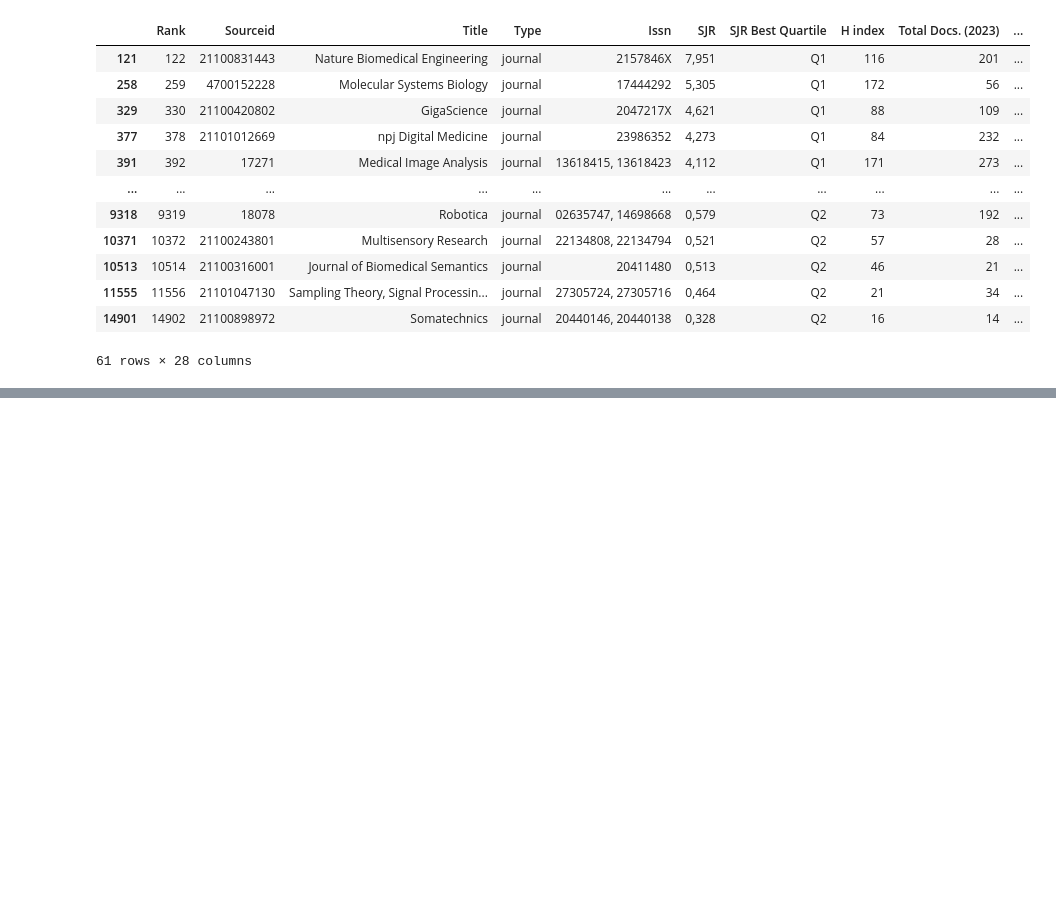
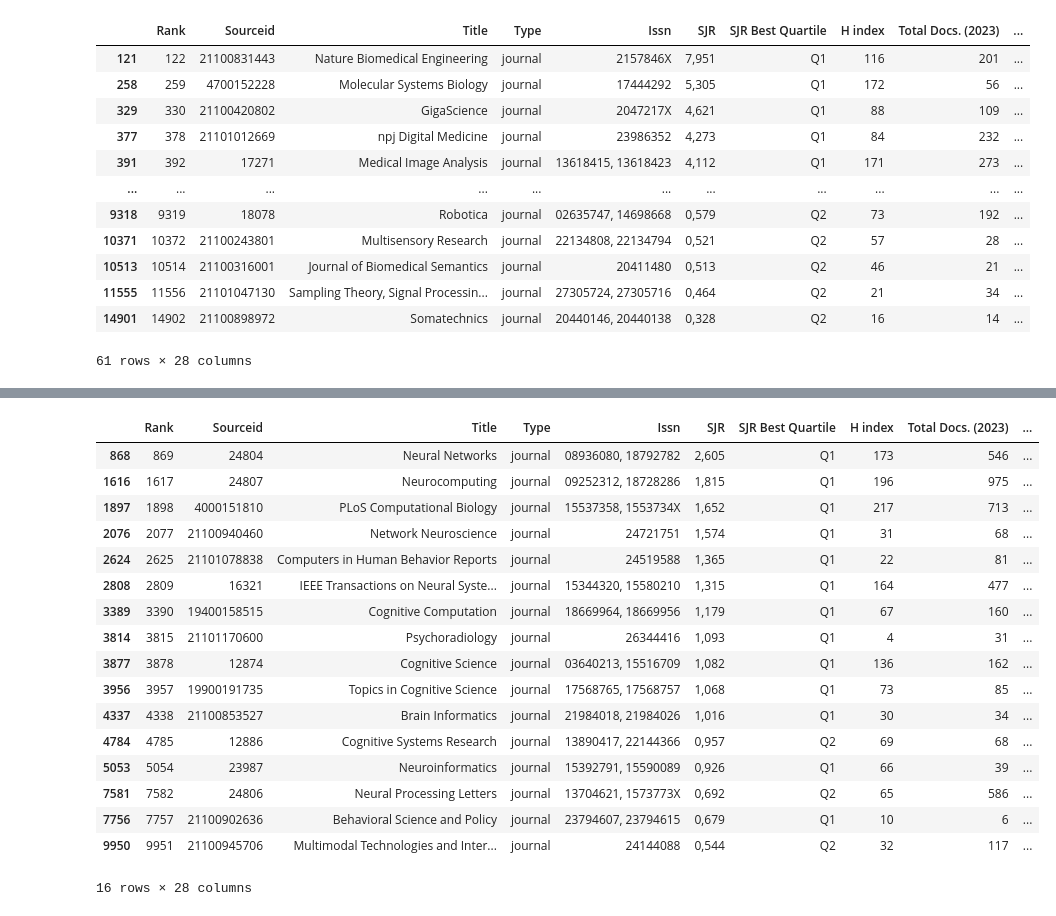
Before and after one commit to CGVGroup/pyton-quick-tools, a Jupyter notebook: bibliometrics/bibliometric_database_searching.ipynb, the cells around one changed output, grey strips where cells are left out. Saved outputs shown, nothing was run; the diff lists cells and outputs as text; code cells hidden in the pictures; blank space fills up the shorter version.

```diff
--- a/bibliometrics/bibliometric_database_searching.ipynb
+++ b/bibliometrics/bibliometric_database_searching.ipynb
@@ -87,10 +87,10 @@ def extract_best_quartile(row):
     categories = [category.strip() for category in row['Categories'].split(';')]
 
     # Initialize the output dictionary for the new columns
-    row_data = {'Computer Science': None, 'Psychology': None, 'Medicine': None}
+    row_data = {'Computer Science': None, 'Psychology': None, 'Medicine': None, 'Neuroscience' : None}
 
     # Temporary storage for the best quartiles found
-    best_quartiles = {'Computer Science': None, 'Psychology': None, 'Medicine': None}
+    best_quartiles = {'Computer Science': None, 'Psychology': None, 'Medicine': None, 'Neuroscience' : None}
 
     # Loop through each area and its corresponding categories
     for area, category_group in zip(areas, categories):
@@ -116,12 +116,14 @@ def extract_best_quartile(row):
             row_data['Psychology'] = best_quartile
         elif area == 'Medicine':
             row_data['Medicine'] = best_quartile
+        elif area == 'Neuroscience':
+            row_data['Neuroscience'] = best_quartile
 
     # Return the extracted best quartiles as a Series
     return pd.Series(row_data)
 
 # Apply the function to each row and create the new columns for the best quartiles
-scimago_db_df[['Computer Science', 'Psychology', 'Medicine']] = scimago_db_df.apply(extract_best_quartile, axis=1)
+scimago_db_df[['Computer Science', 'Psychology', 'Medicine', 'Neuroscience']] = scimago_db_df.apply(extract_best_quartile, axis=1)
 # %%
 # Filter the DataFrame where both "Computer Science" and "Psychology" have Q1 or Q2
 filtered_df = scimago_db_df[(scimago_db_df['Computer Science'].isin(['Q1', 'Q2'])) & (scimago_db_df['Psychology'].isin(['Q1', 'Q2']))]
@@ -181,0 +189,22 @@ filtered_df
+# %%
+filtered_df = scimago_db_df[(scimago_db_df['Computer Science'].isin(['Q1', 'Q2'])) & (scimago_db_df['Neuroscience'].isin(['Q1', 'Q2']))]
+filtered_df
+# %% [output]
+|  | Rank | Sourceid | Title | Type | Issn | SJR | SJR Best Quartile | H index | Total Docs. (2023) | ... |
+| 868 | 869 | 24804 | Neural Networks | journal | 08936080, 18792782 | 2,605 | Q1 | 173 | 546 | ... |
+| 1616 | 1617 | 24807 | Neurocomputing | journal | 09252312, 18728286 | 1,815 | Q1 | 196 | 975 | ... |
+| 1897 | 1898 | 4000151810 | PLoS Computational Biology | journal | 15537358, 1553734X | 1,652 | Q1 | 217 | 713 | ... |
+| 2076 | 2077 | 21100940460 | Network Neuroscience | journal | 24721751 | 1,574 | Q1 | 31 | 68 | ... |
+| 2624 | 2625 | 21101078838 | Computers in Human Behavior Reports | journal | 24519588 | 1,365 | Q1 | 22 | 81 | ... |
+| 2808 | 2809 | 16321 | IEEE Transactions on Neural Syste... | journal | 15344320, 15580210 | 1,315 | Q1 | 164 | 477 | ... |
+| 3389 | 3390 | 19400158515 | Cognitive Computation | journal | 18669964, 18669956 | 1,179 | Q1 | 67 | 160 | ... |
+| 3814 | 3815 | 21101170600 | Psychoradiology | journal | 26344416 | 1,093 | Q1 | 4 | 31 | ... |
+| 3877 | 3878 | 12874 | Cognitive Science | journal | 03640213, 15516709 | 1,082 | Q1 | 136 | 162 | ... |
+| 3956 | 3957 | 19900191735 | Topics in Cognitive Science | journal | 17568765, 17568757 | 1,068 | Q1 | 73 | 85 | ... |
+| 4337 | 4338 | 21100853527 | Brain Informatics | journal | 21984018, 21984026 | 1,016 | Q1 | 30 | 34 | ... |
+| 4784 | 4785 | 12886 | Cognitive Systems Research | journal | 13890417, 22144366 | 0,957 | Q2 | 69 | 68 | ... |
+| 5053 | 5054 | 23987 | Neuroinformatics | journal | 15392791, 15590089 | 0,926 | Q1 | 66 | 39 | ... |
+| 7581 | 7582 | 24806 | Neural Processing Letters | journal | 13704621, 1573773X | 0,692 | Q2 | 65 | 586 | ... |
+| 7756 | 7757 | 21100902636 | Behavioral Science and Policy | journal | 23794607, 23794615 | 0,679 | Q1 | 10 | 6 | ... |
+| 9950 | 9951 | 21100945706 | Multimodal Technologies and Inter... | journal | 24144088 | 0,544 | Q2 | 32 | 117 | ... |
+16 rows × 28 columns
```
Also changed, not shown: parts of 3 cells of this notebook.
